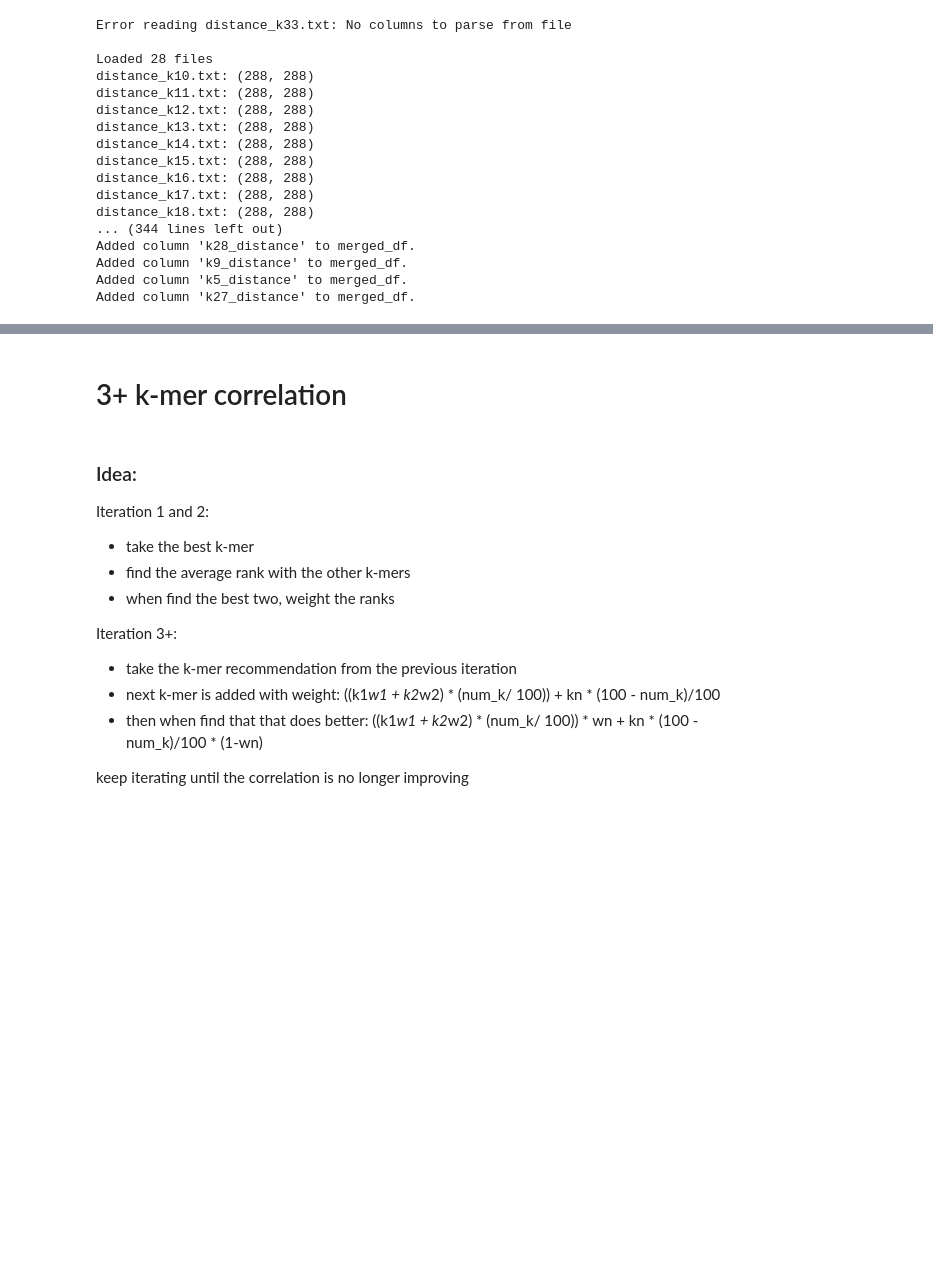
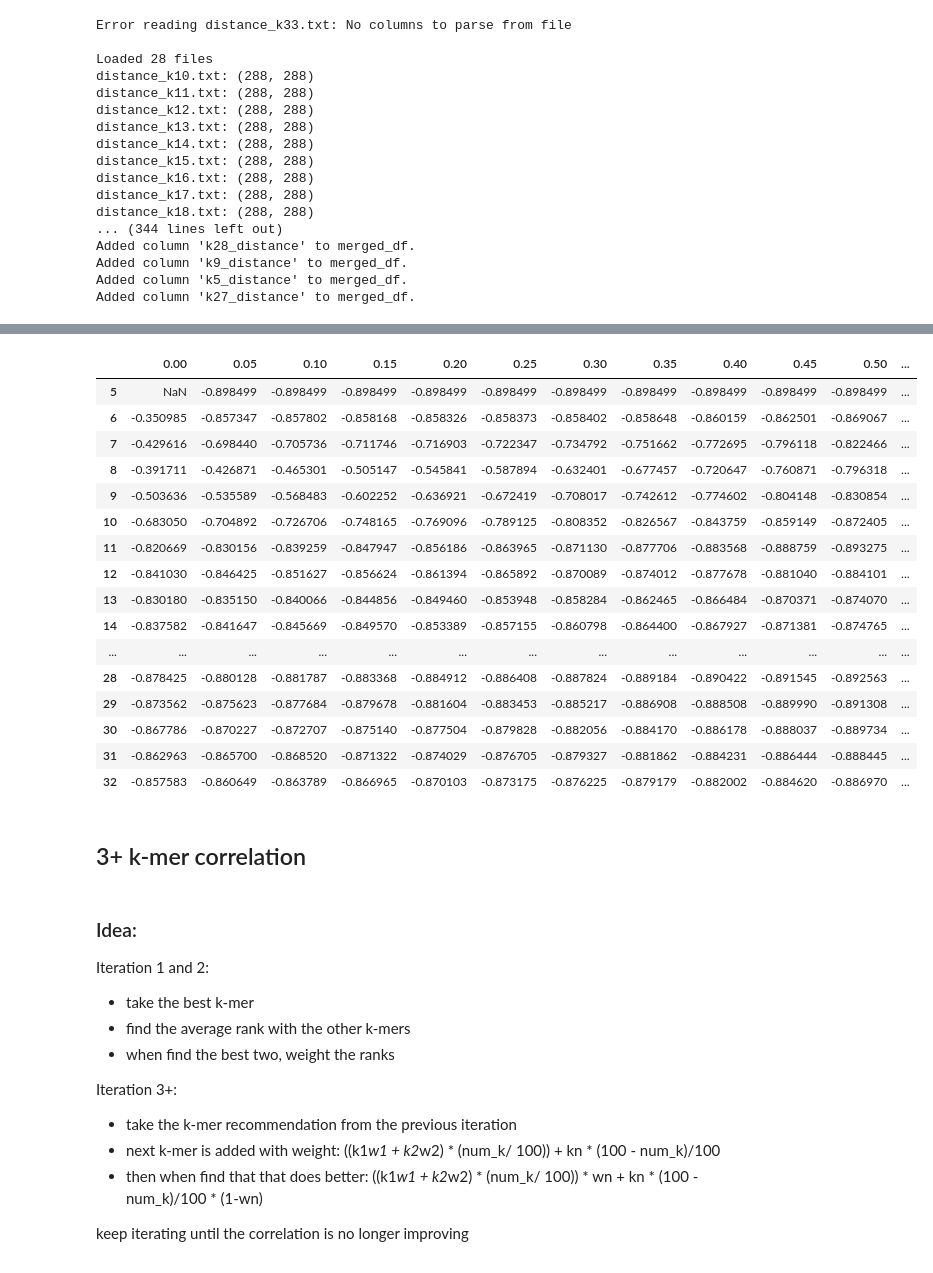
Before and after one commit to StephenHwang/Ok-k-mer, a Jupyter notebook: src/tree_mask.ipynb, the cells around one changed output, grey strips where cells are left out. Saved outputs shown, nothing was run; the diff lists cells and outputs as text; code cells hidden in the pictures; blank space fills up the shorter version.

Commit message:
Best-k fixed grid search.

```diff
--- a/src/tree_mask.ipynb
+++ b/src/tree_mask.ipynb
@@ -295,0 +343,16 @@ Added column 'k27_distance' to merged_df.
+# %%
+
+# Prepare a list of all available merged_dfs and their names
+datasets = [
+    ("Chlamydia", chlamydia_merged_df),
+    ("Aquificota", aquificota_merged_df),
+    ("Bacillales", bacillales_merged_df),
+    ("Caldisericia", caldisericia_merged_df),
+    ("Cyano", cyano_merged_df),
+    ("Neisseriaceae", neisseriaceae_merged_df),
+]
+
+for name, merged_df in datasets:
+    print(name)
+    grid_results_df, min_val, k, min_row, min_col = run_grid_search(merged_df)
+    print()
@@ -295,0 +383,22 @@ Added column 'k27_distance' to merged_df.
+# %%
+
+# Prepare a list of all available merged_dfs and their names
+datasets = [
+    ("Chlamydia", chlamydia_merged_df),
+    ("Aquificota", aquificota_merged_df),
+    ("Bacillales", bacillales_merged_df),
+    ("Caldisericia", caldisericia_merged_df),
+    ("Cyano", cyano_merged_df),
+    ("Neisseriaceae", neisseriaceae_merged_df),
+]
+
+for name, merged_df in datasets:
+    print(name)
+    grid_results_df, min_val, k, min_row, min_col = run_grid_search(merged_df)
+    col = 0.50
+    grid_results_df = grid_results_df.dropna()
+    min_val = grid_results_df[col].min()
+    min_row = grid_results_df[col].idxmin()
+    # print(f"Minimum value in column {col}: {min_val} (row: {min_row})")
+    print(f"fixed {k}, with 2nd {min_row} with corr: {min_val}")
+    print()
@@ -296,5 +435,25 @@ Added column 'k27_distance' to merged_df.
+# %%
+grid_results_df
+# %% [output]
+|  | 0.00 | 0.05 | 0.10 | 0.15 | 0.20 | 0.25 | 0.30 | 0.35 | 0.40 | 0.45 | 0.50 | ... |
+| 5 | NaN | -0.898499 | -0.898499 | -0.898499 | -0.898499 | -0.898499 | -0.898499 | -0.898499 | -0.898499 | -0.898499 | -0.898499 | ... |
+| 6 | -0.350985 | -0.857347 | -0.857802 | -0.858168 | -0.858326 | -0.858373 | -0.858402 | -0.858648 | -0.860159 | -0.862501 | -0.869067 | ... |
+| 7 | -0.429616 | -0.698440 | -0.705736 | -0.711746 | -0.716903 | -0.722347 | -0.734792 | -0.751662 | -0.772695 | -0.796118 | -0.822466 | ... |
+| 8 | -0.391711 | -0.426871 | -0.465301 | -0.505147 | -0.545841 | -0.587894 | -0.632401 | -0.677457 | -0.720647 | -0.760871 | -0.796318 | ... |
+| 9 | -0.503636 | -0.535589 | -0.568483 | -0.602252 | -0.636921 | -0.672419 | -0.708017 | -0.742612 | -0.774602 | -0.804148 | -0.830854 | ... |
+| 10 | -0.683050 | -0.704892 | -0.726706 | -0.748165 | -0.769096 | -0.789125 | -0.808352 | -0.826567 | -0.843759 | -0.859149 | -0.872405 | ... |
+| 11 | -0.820669 | -0.830156 | -0.839259 | -0.847947 | -0.856186 | -0.863965 | -0.871130 | -0.877706 | -0.883568 | -0.888759 | -0.893275 | ... |
+| 12 | -0.841030 | -0.846425 | -0.851627 | -0.856624 | -0.861394 | -0.865892 | -0.870089 | -0.874012 | -0.877678 | -0.881040 | -0.884101 | ... |
+| 13 | -0.830180 | -0.835150 | -0.840066 | -0.844856 | -0.849460 | -0.853948 | -0.858284 | -0.862465 | -0.866484 | -0.870371 | -0.874070 | ... |
+| 14 | -0.837582 | -0.841647 | -0.845669 | -0.849570 | -0.853389 | -0.857155 | -0.860798 | -0.864400 | -0.867927 | -0.871381 | -0.874765 | ... |
+| ... | ... | ... | ... | ... | ... | ... | ... | ... | ... | ... | ... | ... |
+| 28 | -0.878425 | -0.880128 | -0.881787 | -0.883368 | -0.884912 | -0.886408 | -0.887824 | -0.889184 | -0.890422 | -0.891545 | -0.892563 | ... |
+| 29 | -0.873562 | -0.875623 | -0.877684 | -0.879678 | -0.881604 | -0.883453 | -0.885217 | -0.886908 | -0.888508 | -0.889990 | -0.891308 | ... |
+| 30 | -0.867786 | -0.870227 | -0.872707 | -0.875140 | -0.877504 | -0.879828 | -0.882056 | -0.884170 | -0.886178 | -0.888037 | -0.889734 | ... |
+| 31 | -0.862963 | -0.865700 | -0.868520 | -0.871322 | -0.874029 | -0.876705 | -0.879327 | -0.881862 | -0.884231 | -0.886444 | -0.888445 | ... |
+| 32 | -0.857583 | -0.860649 | -0.863789 | -0.866965 | -0.870103 | -0.873175 | -0.876225 | -0.879179 | -0.882002 | -0.884620 | -0.886970 | ... |
 # %% [markdown]
-# 3+ k-mer correlation
+## 3+ k-mer correlation
 # %% [markdown]
 ### Idea:
 
```
Also changed, not shown: parts of 7 cells of this notebook.
